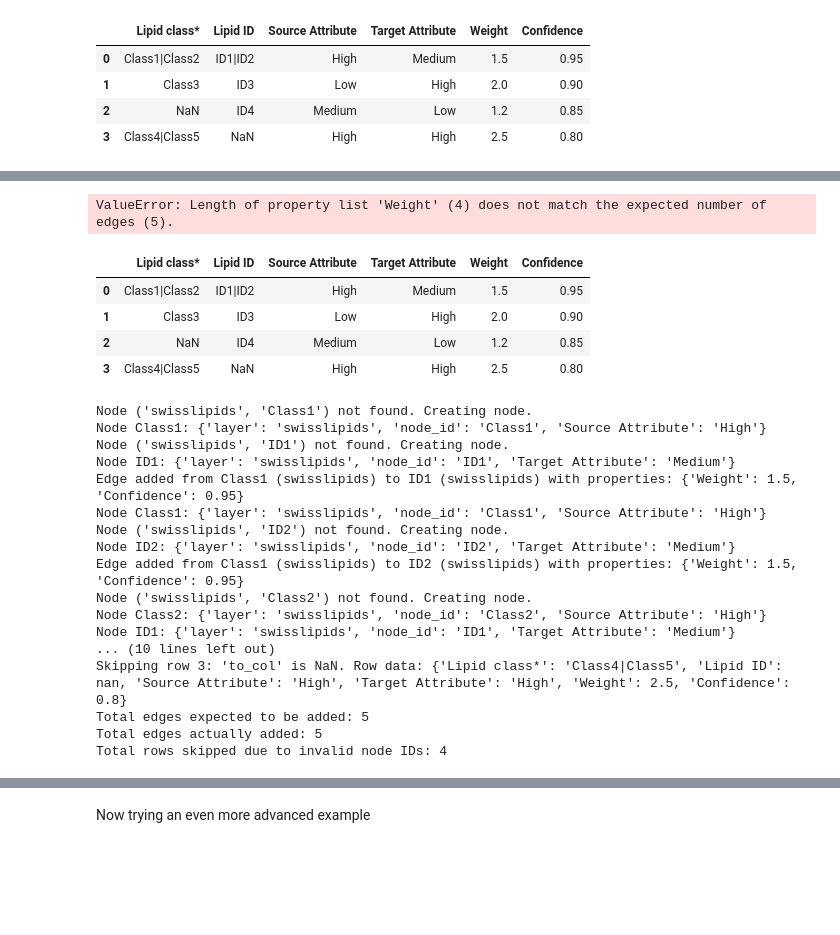
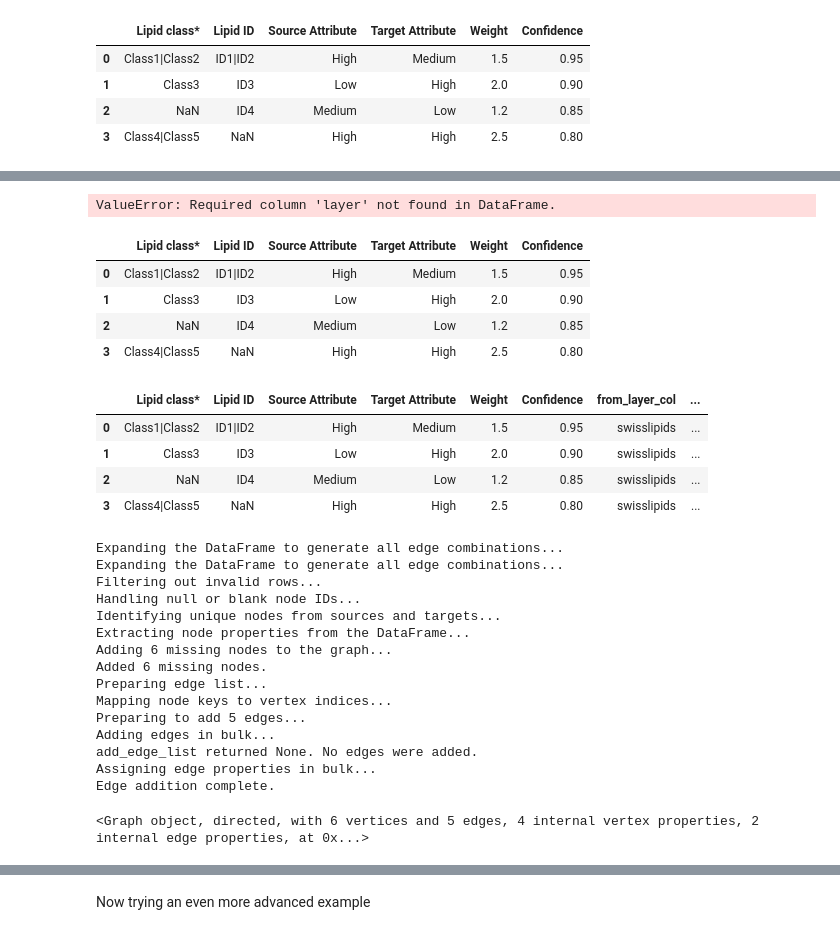
Before and after one commit to saezlab/lipinet, a Jupyter notebook: notebooks/multilayers.ipynb, the cells around one changed output, grey strips where cells are left out. Drawn from its saved outputs; the diff is of its cells as text; code cells hidden in the pictures; blank space fills up the shorter version.

```diff
--- a/notebooks/multilayers.ipynb
+++ b/notebooks/multilayers.ipynb
@@ -267,8 +302,8 @@ network.add_edges_from_dataframe(
     df=df_swisslipids,
     from_col='Lipid class*',
     to_col='Lipid ID',
-    from_layer='swisslipids',
-    to_layer='swisslipids',
+    from_layer_col='layer',
+    to_layer_col='layer',
     edge_property_cols=edge_property_cols,
     from_node_property_cols=from_node_property_cols,
     to_node_property_cols=to_node_property_cols,
@@ -278,7 +313,7 @@ network.add_edges_from_dataframe(
     verbose=True
 )
 # %% [output]
-ValueError: Length of property list 'Weight' (4) does not match the expected number of edges (5).
+ValueError: Required column 'layer' not found in DataFrame.
 # %%
 data = {
     'Lipid class*': ['Class1|Class2', 'Class3', np.nan, 'Class4|Class5'],
@@ -297,6 +332,17 @@ df_swisslipids
 | 1 | Class3 | ID3 | Low | High | 2.0 | 0.90 |
 | 2 | NaN | ID4 | Medium | Low | 1.2 | 0.85 |
 | 3 | Class4|Class5 | NaN | High | High | 2.5 | 0.80 |
+# %%
+df_swisslipids['from_layer_col'] = 'swisslipids'
+df_swisslipids['to_layer_col'] = 'swisslipids'
+
+df_swisslipids
+# %% [output]
+|  | Lipid class* | Lipid ID | Source Attribute | Target Attribute | Weight | Confidence | from_layer_col | ... |
+| 0 | Class1|Class2 | ID1|ID2 | High | Medium | 1.5 | 0.95 | swisslipids | ... |
+| 1 | Class3 | ID3 | Low | High | 2.0 | 0.90 | swisslipids | ... |
+| 2 | NaN | ID4 | Medium | Low | 1.2 | 0.85 | swisslipids | ... |
+| 3 | Class4|Class5 | NaN | High | High | 2.5 | 0.80 | swisslipids | ... |
 # %%
 network = MultilayerNetwork()
 
@@ -310,8 +356,8 @@ network.add_edges_from_dataframe(
     df=df_swisslipids,
     from_col='Lipid class*',
     to_col='Lipid ID',
-    from_layer='swisslipids',
-    to_layer='swisslipids',
+    from_layer_col='from_layer_col',
+    to_layer_col='from_layer_col',
     edge_property_cols=edge_property_cols,
     from_node_property_cols=from_node_property_cols,
     to_node_property_cols=to_node_property_cols,
@@ -322,20 +368,22 @@ network.add_edges_from_dataframe(
     edge_property_mode='per-row'
 )
 # %% [output]
-Node ('swisslipids', 'Class1') not found. Creating node.
-Node Class1: {'layer': 'swisslipids', 'node_id': 'Class1', 'Source Attribute': 'High'}
-Node ('swisslipids', 'ID1') not found. Creating node.
-Node ID1: {'layer': 'swisslipids', 'node_id': 'ID1', 'Target Attribute': 'Medium'}
-Edge added from Class1 (swisslipids) to ID1 (swisslipids) with properties: {'Weight': 1.5, 'Confidence': 0.95}
-Node Class1: {'layer': 'swisslipids', 'node_id': 'Class1', 'Source Attribute': 'High'}
-Node ('swisslipids', 'ID2') not found. Creating node.
-Node ID2: {'layer': 'swisslipids', 'node_id': 'ID2', 'Target Attribute': 'Medium'}
-Edge added from Class1 (swisslipids) to ID2 (swisslipids) with properties: {'Weight': 1.5, 'Confidence': 0.95}
-Node ('swisslipids', 'Class2') not found. Creating node.
-Node Class2: {'layer': 'swisslipids', 'node_id': 'Class2', 'Source Attribute': 'High'}
-Node ID1: {'layer': 'swisslipids', 'node_id': 'ID1', 'Target Attribute': 'Medium'}
-... (10 lines left out)
-Skipping row 3: 'to_col' is NaN. Row data: {'Lipid class*': 'Class4|Class5', 'Lipid ID': nan, 'Source Attribute': 'High', 'Target Attribute': 'High', 'Weight': 2.5, 'Confidence': 0.8}
-Total edges expected to be added: 5
-Total edges actually added: 5
-Total rows skipped due to invalid node IDs: 4
+Expanding the DataFrame to generate all edge combinations...
+Expanding the DataFrame to generate all edge combinations...
+Filtering out invalid rows...
+Handling null or blank node IDs...
+Identifying unique nodes from sources and targets...
+Extracting node properties from the DataFrame...
+Adding 6 missing nodes to the graph...
+Added 6 missing nodes.
+Preparing edge list...
+Mapping node keys to vertex indices...
+Preparing to add 5 edges...
+Adding edges in bulk...
+add_edge_list returned None. No edges were added.
+Assigning edge properties in bulk...
+Edge addition complete.
+# %%
+network.graph
+# %% [output]
+<Graph object, directed, with 6 vertices and 5 edges, 4 internal vertex properties, 2 internal edge properties, at 0x...>
```
Also changed, not shown: parts of 13 cells of this notebook, 3 other files.
